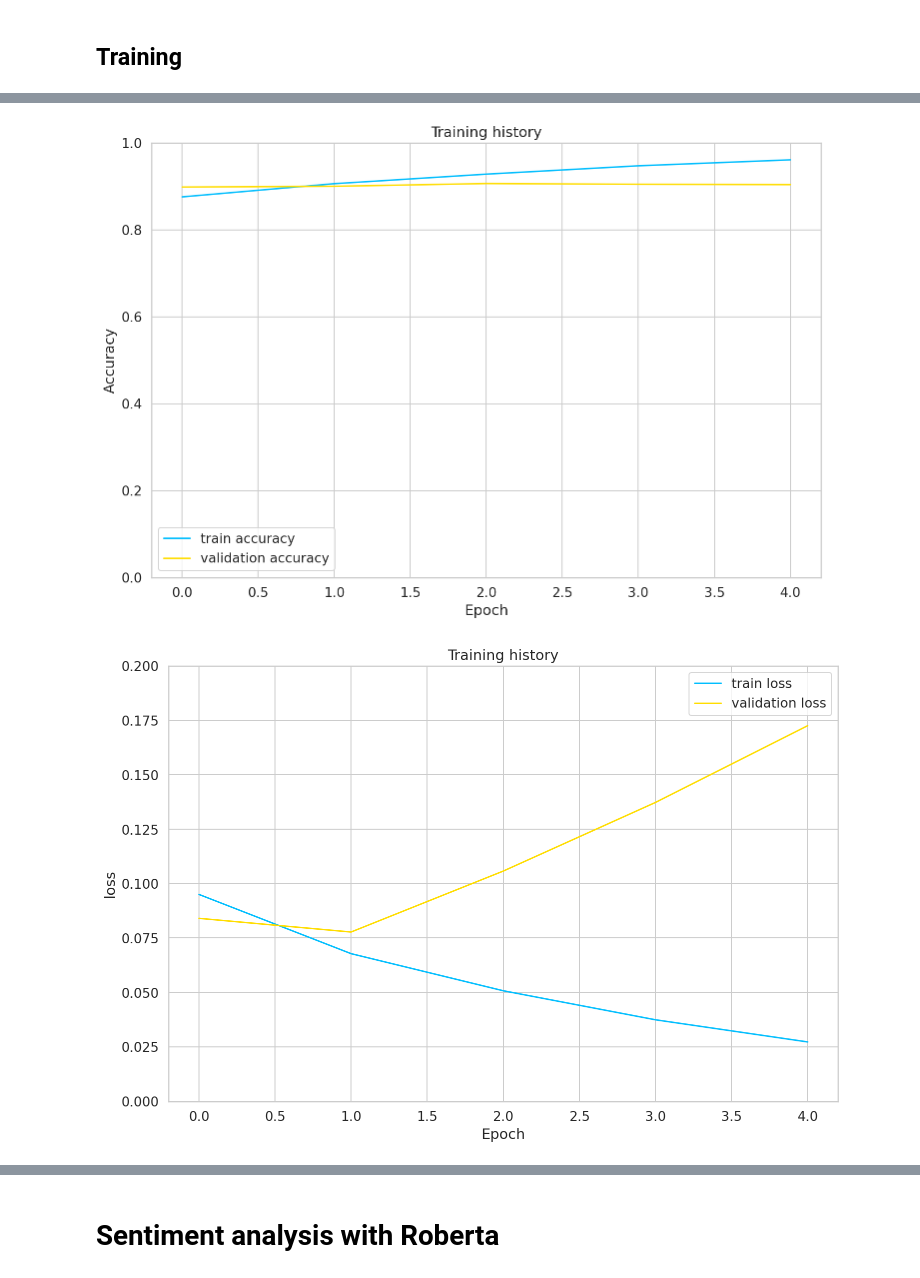
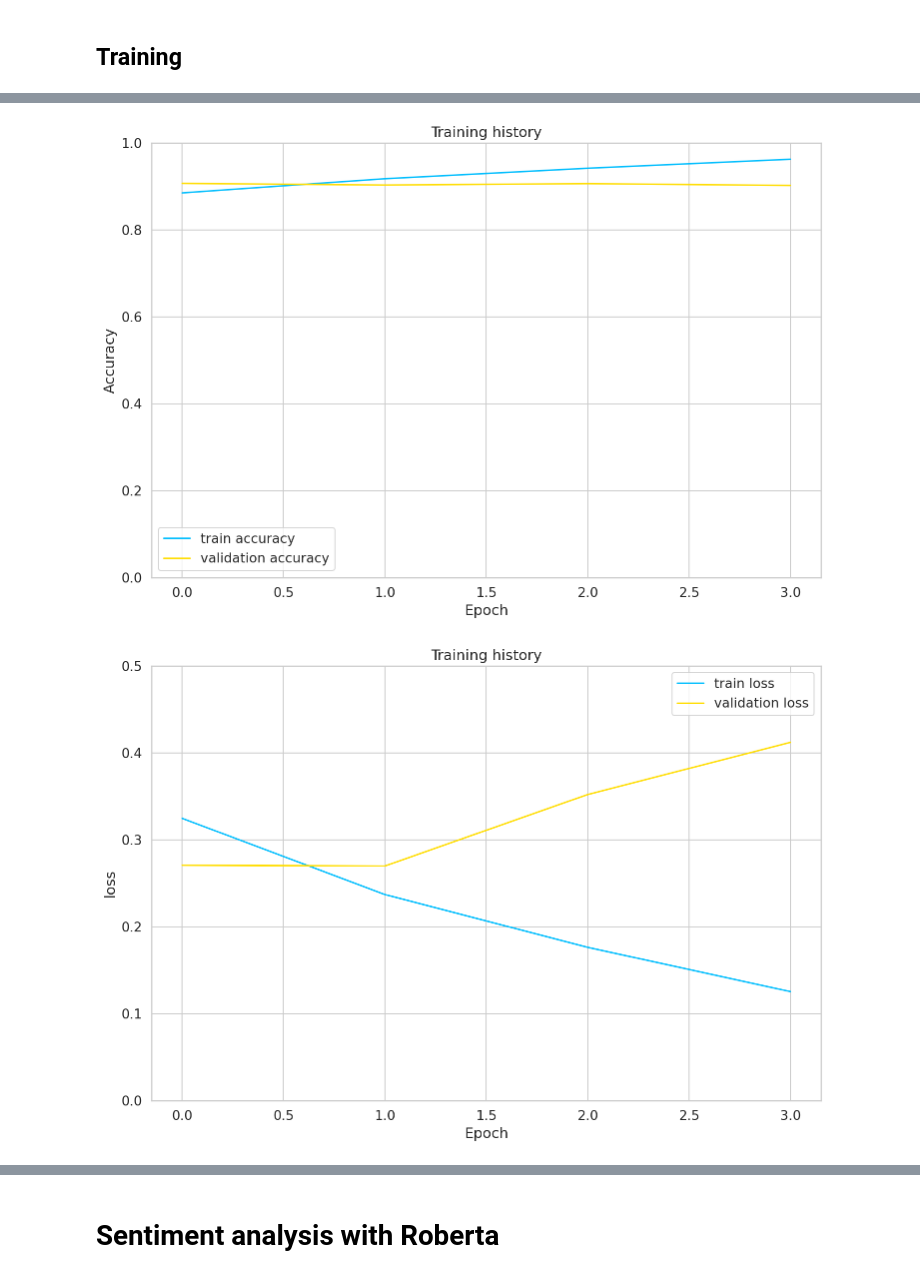
Before and after one commit to LAURA-max-hub/NLP_project, a Jupyter notebook: code.ipynb, the cells around one changed output, grey strips where cells are left out. Drawn from its saved outputs; the diff is of its cells as text; code cells hidden in the pictures.

```diff
--- a/code.ipynb
+++ b/code.ipynb
@@ -528,8 +431,9 @@ model = model.to(device)
 ## Training
 # %%
 # We set the number of epochs, the optimzer, the loss and the scheduler
-class_weights = torch.tensor([np.sum(df_train['sentiment']==0)/len(df_train), np.sum(df_train['sentiment']==1)/len(df_train), np.sum(df_train['sentiment']==2)/len(df_train)])
-EPOCHS = 5
+#class_weights = torch.tensor([np.sum(df_train['sentiment']==0)/len(df_train), np.sum(df_train['sentiment']==1)/len(df_train), np.sum(df_train['sentiment']==2)/len(df_train)])
+class_weights = torch.tensor([0.2,0.5,0.3])
+EPOCHS = 4
 total_steps = len(train_data_loader) * EPOCHS
 optimizer = AdamW(model.parameters() , lr=2e-5)
 loss_fn = nn.CrossEntropyLoss(weight=class_weights.float()).to(device)
@@ -613,8 +515,7 @@ for epoch in range(EPOCHS):
   print(f'train accuracy {train_acc} train loss {train_loss}')
 
   val_acc, val_loss = eval(model, val_data_loader, len(df_val))
-  print(f'validation accuracy {val_acc} validation loss {val
-                                                         _loss}')
+  print(f'validation accuracy {val_acc} validation loss {val_loss}')
 
   history['train_acc'].append(train_acc)
   history['train_loss'].append(train_loss)
@@ -657,15 +559,15 @@ plt.xlabel('Epoch')
 plt.legend()
 plt.ylim([0, 1]);
 # %% [output]
-[figure, old version]
+[figure, new version]
 # %%
 plt.plot(history['train_loss'], label='train loss')
 plt.plot(history['val_loss'], label='validation loss')
 
 plt.title('Training history')
 plt.ylabel('loss')
 plt.xlabel('Epoch')
 plt.legend()
-plt.ylim([0, 0.2]);
+plt.ylim([0, 0.5]);
 # %% [output]
-[figure, old version]
+[figure, new version]
```
Also changed, not shown: parts of 116 cells of this notebook, 1 other file.
